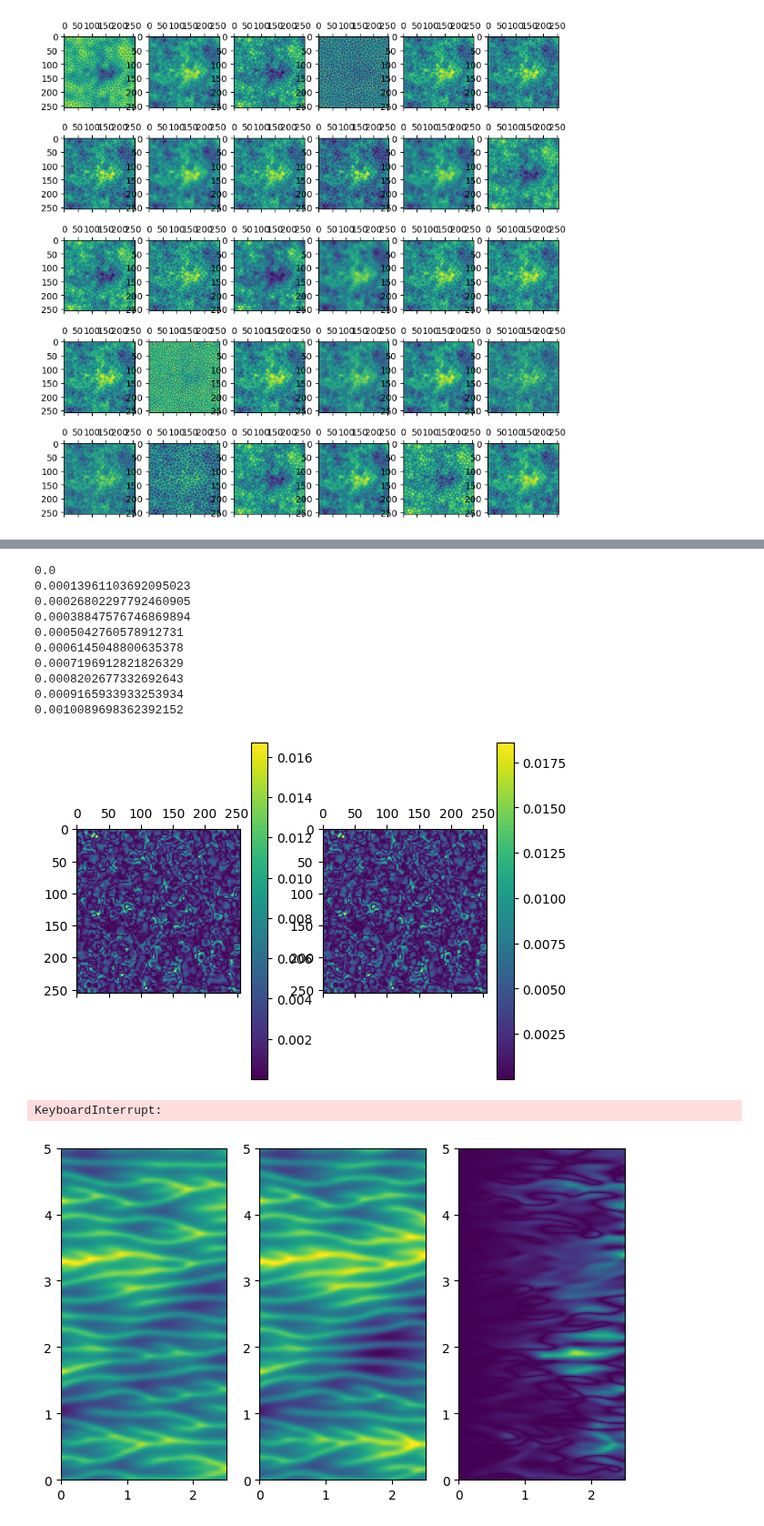
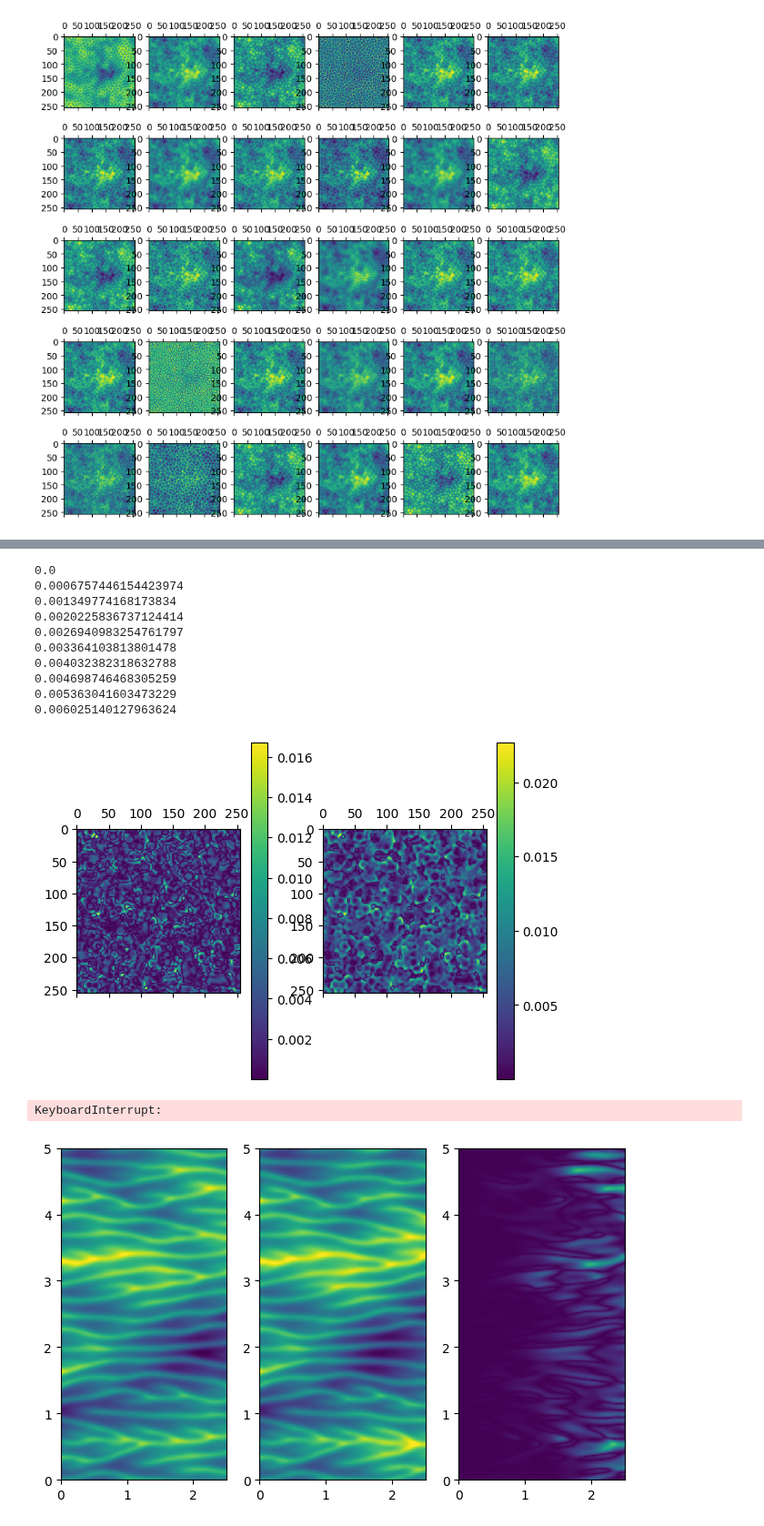
Before and after one commit to graps1/ELM-PDEs, a Jupyter notebook: dimensionless/ks2d_dimensionless.ipynb, the cells around one changed output, grey strips where cells are left out. Shown at 91% size. Drawn from its saved outputs; the diff is of its cells as text; code cells hidden in the pictures.

Commit message:
training in 1d, generalizing to 2d

```diff
--- a/dimensionless/ks2d_dimensionless.ipynb
+++ b/dimensionless/ks2d_dimensionless.ipynb
@@ -198,9 +198,9 @@ k = 1
 X, Y = D[0,None,...], D[k,None,...]
 X_noisy = X + torch.distributions.Normal(0, 1e-5).sample(X.shape)
 Y_noisy = Y # + torch.distributions.Normal(0, 1e-3).sample(Y.shape)
-model = Model(bc=[BC_0, BC_1])
+# model = Model(bc=[BC_0, BC_1])
 # model.train(X,Y)
-model.train(X_noisy - X_noisy.mean(dim=[1,2]), Y_noisy - X_noisy)
+# model.train(X_noisy - X_noisy.mean(dim=[1,2]), Y_noisy - X_noisy)
 # model.train(X_noisy, Y_noisy - X_noisy)
 def f(X):
     dims = list(range(1,len(X.shape)))
@@ -259,16 +259,16 @@ plt.colorbar(ax[1].matshow( (Xs[0][0,...]-Xs[-1][0,...]).abs().cpu() ))
 plt.show()
 # %% [output]
 0.0
-0.00013961103692095023
-0.00026802297792460905
-0.00038847576746869894
-0.0005042760578912731
-0.0006145048800635378
-0.0007196912821826329
-0.0008202677332692643
-0.0009165933933253934
-0.0010089698362392152
+0.0006757446154423974
+0.001349774168173834
+0.0020225836737124414
+0.0026940983254761797
+0.003364103813801478
+0.004032382318632788
+0.004698746468305259
+0.005363041603473229
+0.006025140127963624
-[figure, old version]
+[figure, new version]
 # %%
 # enjoy a nice animation
 import itertools
@@ -308,7 +308,7 @@ KeyboardInterrupt:
 # %%
 import numpy as np
 %matplotlib inline
-d = torch.tensor(np.load("ks1d_dimensionless.npy")).float()
+d = torch.tensor(np.load("ks1d_dimensionless.npy")).double()
 d = normalize(d)
 
 # This is really important.
@@ -316,38 +316,39 @@ d = normalize(d)
 # The 1d version I have simulated doesn't do that; its average value diverges.
 # The following line takes the average value back to zero.
 d = d - d.mean(dim=1)[:,None]
 
-# D = d[-2:,:]
-# X, Y = D[0,None,:], D[1,None,:]
-# model.train(X - X.mean(), Y - X)
+D = d[-2:,:]
+X, Y = D[0,None,:], D[1,None,:]
+model = Model(bc=[BC_0, BC_1])
+model.train(X - X.mean(), Y - X)
 
 # plt.colorbar ( plt.imshow( d.T.cpu(), extent=[0,10,0,10]) )
 # plt.show()
 #
 # X, Y = d[8000,None,:], d[8001,None,:]
 #
 # plt.plot( (f(X) - Y).flatten().cpu(), label="f(X) - Y" )
 # # plt.plot( ( X + model(X) - Y ).flatten().cpu(), label="f(X)" )
 # plt.plot(   (X - Y).flatten().cpu(), label="X - Y" )
 # plt.legend()
 
 # ---- comparison ----
 
 # simulates the model for a few time steps and compares it to shenfuns prediction
 N0 = 5000
-d_new = torch.empty(d.shape[0]-N0,d.shape[1])
+d_new = torch.empty(d.shape[0]-N0,d.shape[1]).double()
 d_new[0,:] =  d[N0,:]
 for i in range(d.shape[0]-N0-1):
     d_new[i+1,:] = f(d_new[i,None,:])[0,:]
 
 # plots
 fig, ax = plt.subplots(1,3,figsize=(8,5))
 ax[0].imshow(d_new.T.cpu(), extent=[0,2.5,0,5], vmin=-0.3, vmax=0.3)
 ax[1].imshow(d[N0:].T.cpu(), extent=[0,2.5,0,5], vmin=-0.3, vmax=0.3)
 ax[2].imshow((d[N0:]-d_new).abs().T.cpu(), extent=[0,2.5,0,5], vmin=0, vmax=0.5)
 plt.show()
 # %% [output]
-[figure, old version]
+[figure, new version]
 # %%
 h = 60 * np.pi / 256
 dt = 0.01
```
Also changed, not shown: parts of 3 cells of this notebook.
